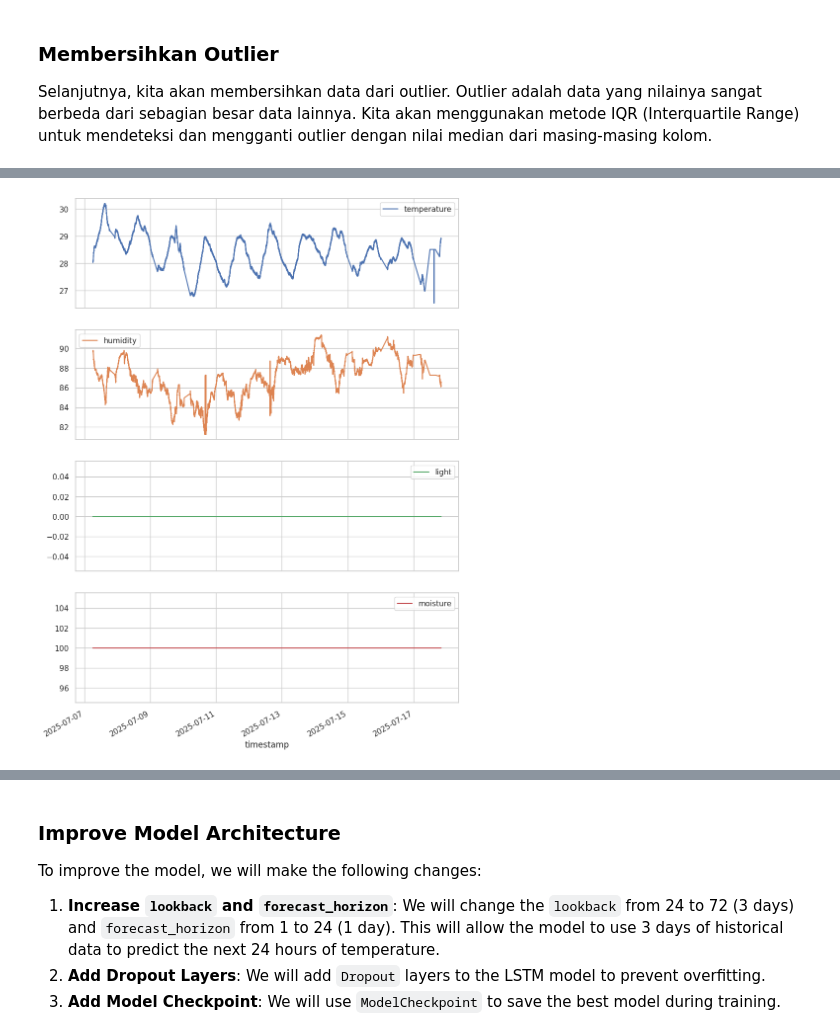
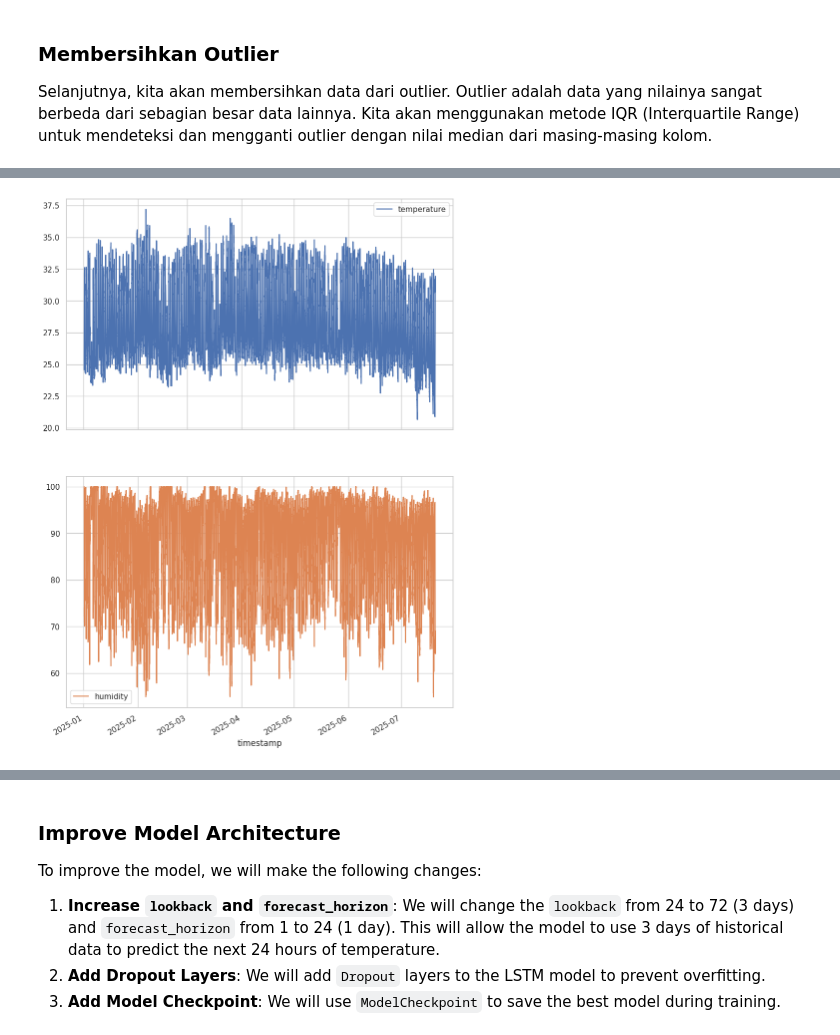
Before and after one commit to evanalif113/Kumbung-Sense-IoT, a Jupyter notebook: Model-Deep-Learning/Kumbung_LSTM_Prediction.ipynb, the cells around one changed output, grey strips where cells are left out. Cells and saved outputs as stored; diff of their text form; code cells hidden in the pictures.

```diff
--- a/Model-Deep-Learning/Kumbung_LSTM_Prediction.ipynb
+++ b/Model-Deep-Learning/Kumbung_LSTM_Prediction.ipynb
@@ -28,7 +53,7 @@ firebase_admin.initialize_app(source_cred, {
 <firebase_admin.App at 0x...>
 # %%
 # Input readable date
-start_readable_date = "01-06-2025 00:00:00"  # Format: DD-MM-YYYY HH:MM:SS
+start_readable_date = "01-01-2025 00:00:00"  # Format: DD-MM-YYYY HH:MM:SS
 end_readable_date = "30-07-2025 23:59:59"  # Format: DD-MM-YYYY HH:MM:SS
 
 # Convert readable date to Unix timestamp
@@ -41,7 +66,7 @@ print(end_timestamp) # Convert to string and print
 1753919999
 # %%
 # Refer ke path data
-ref_data = db.reference('/GQAUD4ySfaNncpiZEkiKYNITWvK2/sensor/data')
+ref_data = db.reference('/auto_weather_stat/id-03/data')
 
 # Ambil data yang key-nya berada dalam rentang waktu yang ditentukan
 query_data = ref_data.order_by_key().start_at(str(start_timestamp)).end_at(str(end_timestamp))
@@ -160,7 +198,7 @@ dtype: int64
 Sebelum membersihkan outlier, mari kita visualisasikan data untuk melihat distribusinya dan mengidentifikasi adanya outlier menggunakan boxplot.
 # %%
 # Visualisasi data sebelum membersihkan outlier dengan boxplot
-columns_to_visualize = ['temperature', 'humidity', 'light', 'moisture']
+columns_to_visualize = ['temperature', 'humidity']
 plt.figure(figsize=(15, 10))
 plt.suptitle("Boxplots Sebelum Membersihkan Outlier", fontsize=16)
 for i, col in enumerate(columns_to_visualize):
@@ -198,7 +236,7 @@ def clean_outliers_iqr(df, column):
     return df
 
 # Kolom yang akan dibersihkan dari outlier
-columns_to_clean = ['temperature', 'humidity', 'light', 'moisture']
+columns_to_clean = ['temperature', 'humidity']
 
 # Membersihkan outlier untuk setiap kolom
 for col in columns_to_clean:
@@ -240,16 +276,14 @@ max       91.330000      0.0     100.0     30.200000
 # %%
 kumbung.plot(
     y=[
     'temperature',
-    'humidity',
-    'light',
-    'moisture'
+    'humidity'
     ],
     x='timestamp',
     subplots=True, figsize=(10, 15))
 plt.show()
 # %% [output]
-[figure, old version]
+[figure, new version]
 # %%
 # Ekspor kumbung2 ke CSV dengan delimiter titik koma (;)
 kumbung.to_csv('kumbung.csv', sep=',', index=False)
```
Also changed, not shown: parts of 46 cells of this notebook.
